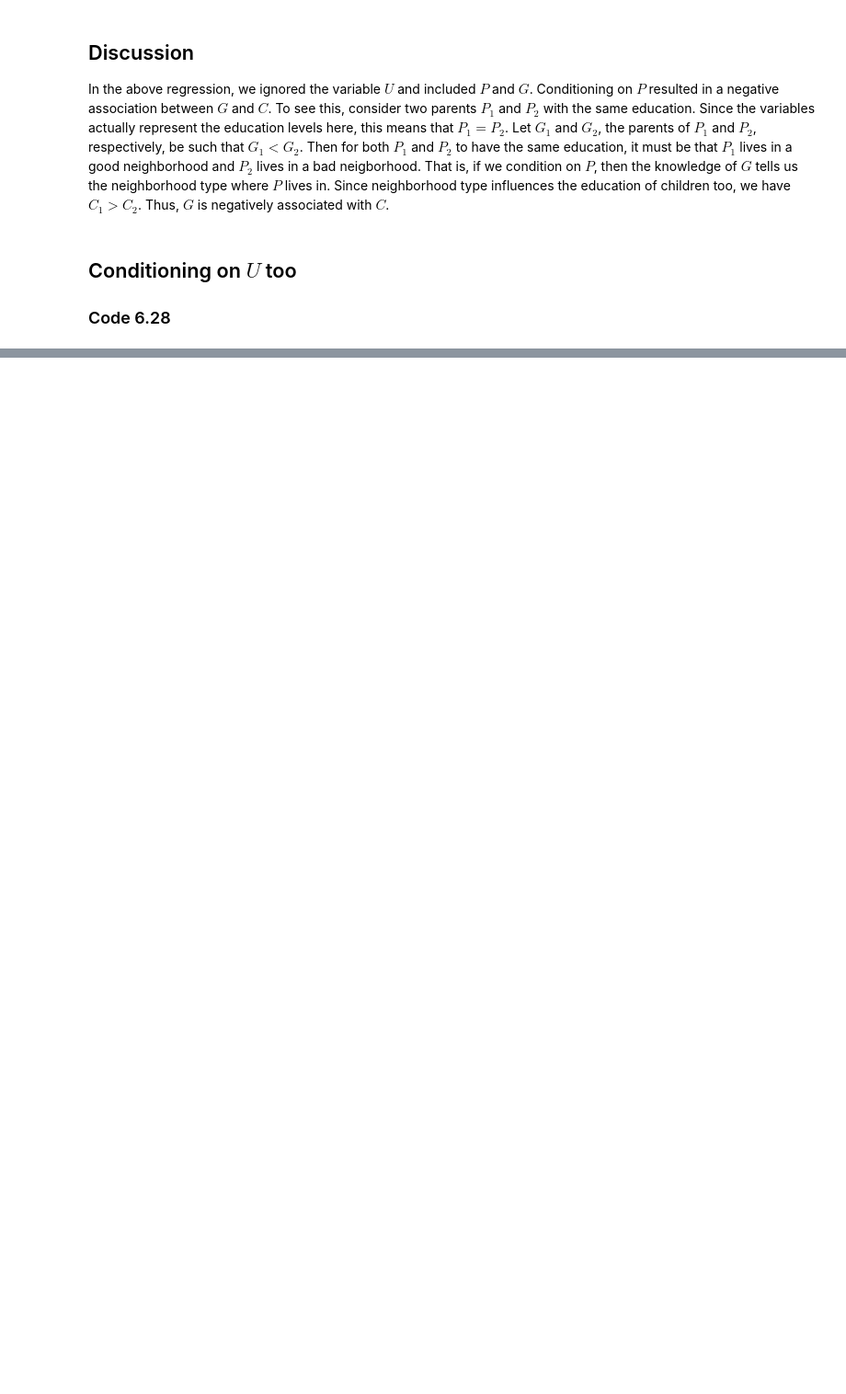
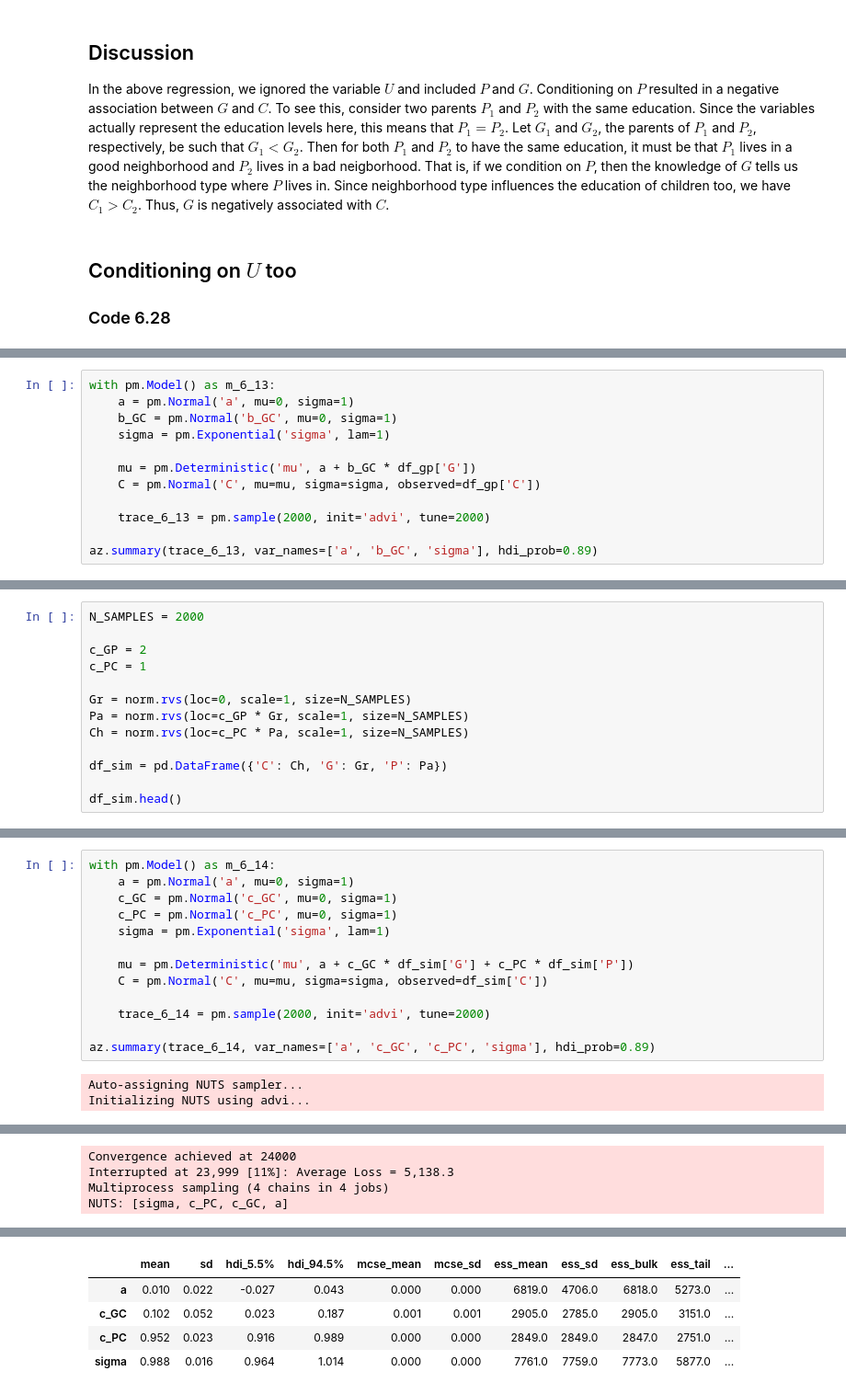
Before and after one commit to somnath1077/statistical_rethinking, a Jupyter notebook: code/ch06/nb03_collider_bias.ipynb, the cells around one changed output, grey strips where cells are left out. Shown at 92% size. Cells and saved outputs as stored; diff of their text form; blank space fills up the shorter version.

```diff
--- a/code/ch06/nb03_collider_bias.ipynb
+++ b/code/ch06/nb03_collider_bias.ipynb
@@ -321,0 +324,12 @@ az.summary(trace_6_12, var_names=['a', 'b_GC', 'b_PC', 'b_U', 'sigma'], hdi_prob
+# %%
+with pm.Model() as m_6_13:
+    a = pm.Normal('a', mu=0, sigma=1)
+    b_GC = pm.Normal('b_GC', mu=0, sigma=1)
+    sigma = pm.Exponential('sigma', lam=1)
+
+    mu = pm.Deterministic('mu', a + b_GC * df_gp['G'])
+    C = pm.Normal('C', mu=mu, sigma=sigma, observed=df_gp['C'])
+
+    trace_6_13 = pm.sample(2000, init='advi', tune=2000)
+
+az.summary(trace_6_13, var_names=['a', 'b_GC', 'sigma'], hdi_prob=0.89)
@@ -321,0 +356,13 @@ az.summary(trace_6_12, var_names=['a', 'b_GC', 'b_PC', 'b_U', 'sigma'], hdi_prob
+# %%
+N_SAMPLES = 2000
+
+c_GP = 2
+c_PC = 1
+
+Gr = norm.rvs(loc=0, scale=1, size=N_SAMPLES)
+Pa = norm.rvs(loc=c_GP * Gr, scale=1, size=N_SAMPLES)
+Ch = norm.rvs(loc=c_PC * Pa, scale=1, size=N_SAMPLES)
+
+df_sim = pd.DataFrame({'C': Ch, 'G': Gr, 'P': Pa})
+
+df_sim.head()
@@ -321,0 +376,16 @@ az.summary(trace_6_12, var_names=['a', 'b_GC', 'b_PC', 'b_U', 'sigma'], hdi_prob
+# %%
+with pm.Model() as m_6_14:
+    a = pm.Normal('a', mu=0, sigma=1)
+    c_GC = pm.Normal('c_GC', mu=0, sigma=1)
+    c_PC = pm.Normal('c_PC', mu=0, sigma=1)
+    sigma = pm.Exponential('sigma', lam=1)
+
+    mu = pm.Deterministic('mu', a + c_GC * df_sim['G'] + c_PC * df_sim['P'])
+    C = pm.Normal('C', mu=mu, sigma=sigma, observed=df_sim['C'])
+
+    trace_6_14 = pm.sample(2000, init='advi', tune=2000)
+
+az.summary(trace_6_14, var_names=['a', 'c_GC', 'c_PC', 'sigma'], hdi_prob=0.89)
+# %% [output]
+Auto-assigning NUTS sampler...
+Initializing NUTS using advi...
@@ -321,0 +393,4 @@ az.summary(trace_6_12, var_names=['a', 'b_GC', 'b_PC', 'b_U', 'sigma'], hdi_prob
+Convergence achieved at 24000
+Interrupted at 23,999 [11%]: Average Loss = 5,138.3
+Multiprocess sampling (4 chains in 4 jobs)
+NUTS: [sigma, c_PC, c_GC, a]
@@ -321,0 +399,5 @@ az.summary(trace_6_12, var_names=['a', 'b_GC', 'b_PC', 'b_U', 'sigma'], hdi_prob
+|  | mean | sd | hdi_5.5% | hdi_94.5% | mcse_mean | mcse_sd | ess_mean | ess_sd | ess_bulk | ess_tail | ... |
+| a | 0.010 | 0.022 | -0.027 | 0.043 | 0.000 | 0.000 | 6819.0 | 4706.0 | 6818.0 | 5273.0 | ... |
+| c_GC | 0.102 | 0.052 | 0.023 | 0.187 | 0.001 | 0.001 | 2905.0 | 2785.0 | 2905.0 | 3151.0 | ... |
+| c_PC | 0.952 | 0.023 | 0.916 | 0.989 | 0.000 | 0.000 | 2849.0 | 2849.0 | 2847.0 | 2751.0 | ... |
+| sigma | 0.988 | 0.016 | 0.964 | 1.014 | 0.000 | 0.000 | 7761.0 | 7759.0 | 7773.0 | 5877.0 | ... |
```
Also changed, not shown: parts of 12 cells of this notebook, 1 other file.
